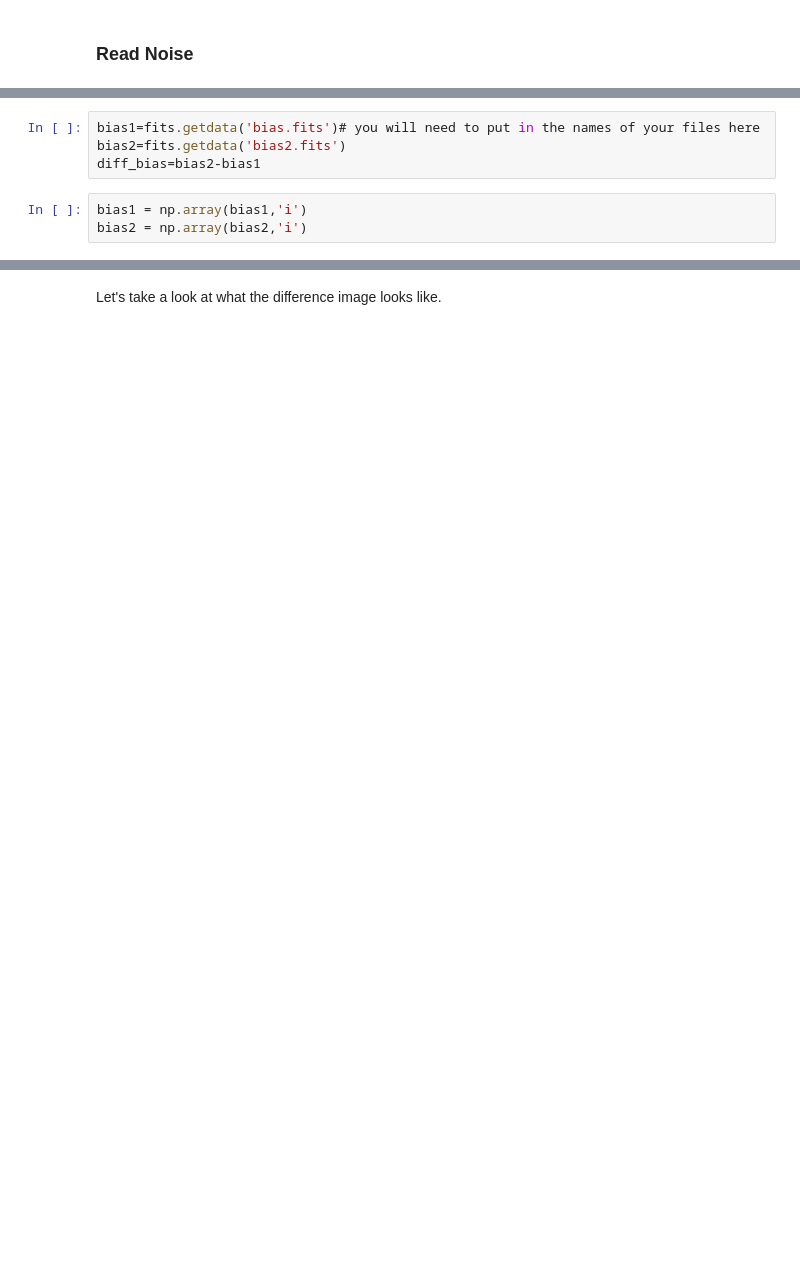
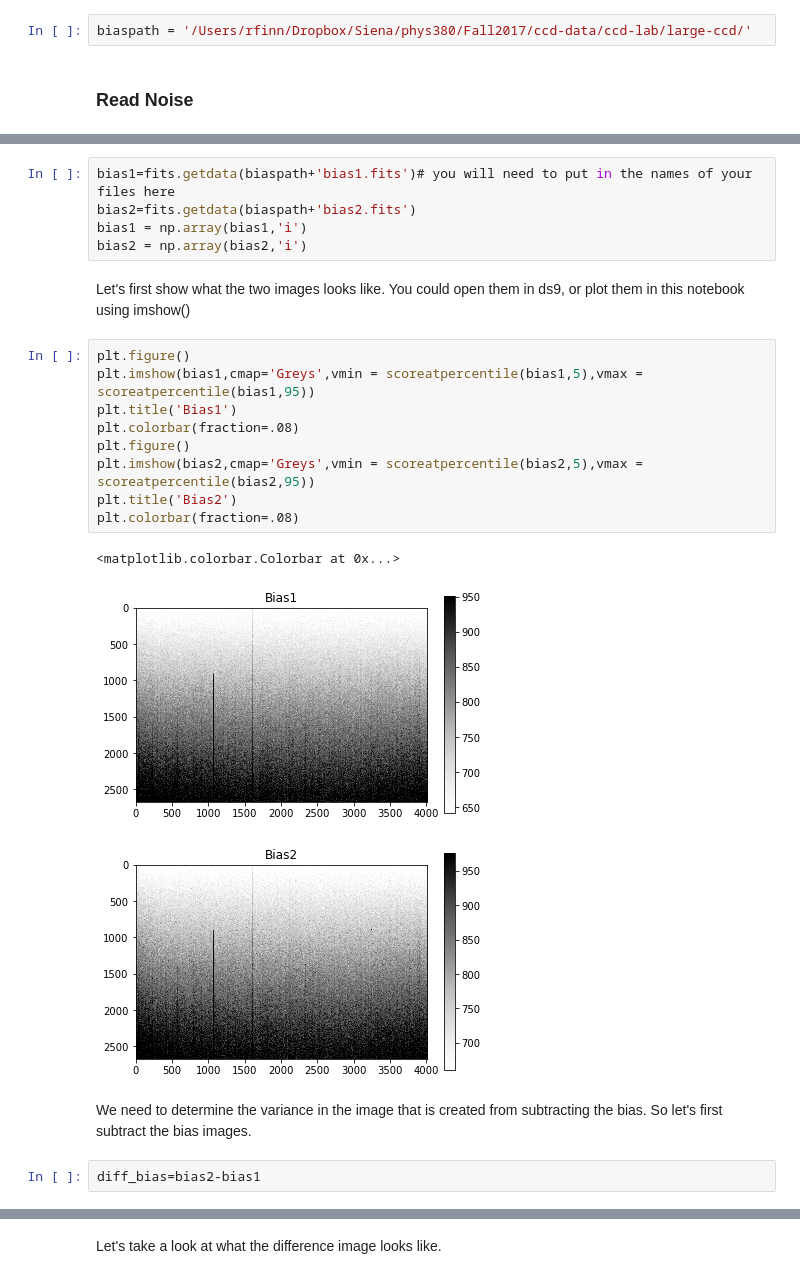
Before and after one commit to rfinn/obsastro, a Jupyter notebook: CCD/ccd-lab.ipynb, the cells around one changed output, grey strips where cells are left out. Saved outputs shown, nothing was run; the diff lists cells and outputs as text; blank space fills up the shorter version.

```diff
--- a/CCD/ccd-lab.ipynb
+++ b/CCD/ccd-lab.ipynb
@@ -81,3 +88,5 @@ from astropy.io import fits
+# %%
+biaspath = '/Users/rfinn/Dropbox/Siena/phys380/Fall2017/ccd-data/ccd-lab/large-ccd/'
 # %% [markdown]
 ### Read Noise
 # %% [markdown]
@@ -88,8 +105,25 @@ We will measure the read noise using the difference of two bias frames.  Because
 To begin, read in two bias frames:
 # %%
-bias1=fits.getdata('bias.fits')# you will need to put in the names of your files here
-bias2=fits.getdata('bias2.fits')
-diff_bias=bias2-bias1
+bias1=fits.getdata(biaspath+'bias1.fits')# you will need to put in the names of your files here
+bias2=fits.getdata(biaspath+'bias2.fits')
+bias1 = np.array(bias1,'i')
+bias2 = np.array(bias2,'i')
-# %%
-bias1 = np.array(bias1,'i')
-bias2 = np.array(bias2,'i')
+# %% [markdown]
+Let's first show what the two images looks like.  You could open them in ds9, or plot them in this notebook using imshow()
+# %%
+plt.figure()
+plt.imshow(bias1,cmap='Greys',vmin = scoreatpercentile(bias1,5),vmax = scoreatpercentile(bias1,95))
+plt.title('Bias1')
+plt.colorbar(fraction=.08)
+plt.figure()
+plt.imshow(bias2,cmap='Greys',vmin = scoreatpercentile(bias2,5),vmax = scoreatpercentile(bias2,95))
+plt.title('Bias2')
+plt.colorbar(fraction=.08)
+# %% [output]
+<matplotlib.colorbar.Colorbar at 0x...>
+[figure, added]
+[figure, added]
+# %% [markdown]
+We need to determine the variance in the image that is created from subtracting the bias.  So let's first subtract the bias images.
+# %%
+diff_bias=bias2-bias1
```
Also changed, not shown: parts of 20 cells of this notebook.
